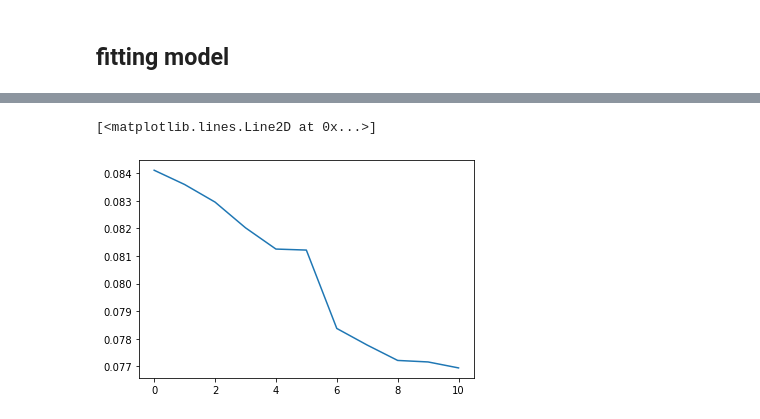
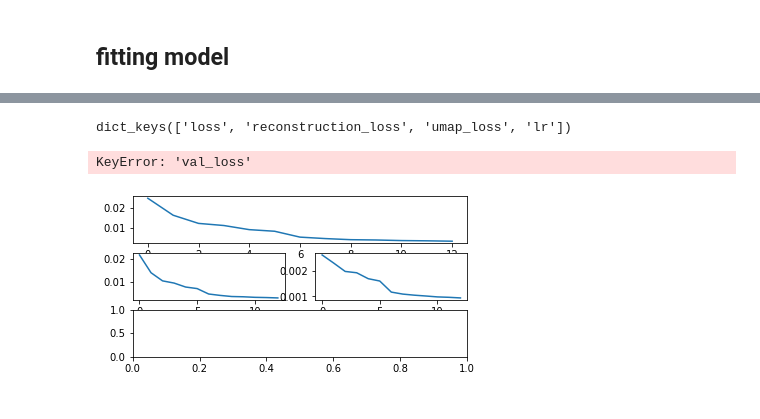
Before and after one commit to xianglinyang/DeepVisualInsight, a Jupyter notebook: DeepView/border_distance_training.ipynb, the cells around one changed output, grey strips where cells are left out. Drawn from its saved outputs; the diff is of its cells as text; code cells hidden in the pictures.

Commit message:
revise parametric umap to increase border distance preserving

```diff
--- a/DeepView/border_distance_training.ipynb
+++ b/DeepView/border_distance_training.ipynb
@@ -207,13 +321,12 @@ outputs = {}
 # inputs
 to_x = tf.keras.layers.Input(shape=dims, name="to_x")
 from_x = tf.keras.layers.Input(shape=dims, name="from_x")
-dbp_x = tf.keras.layers.Input(shape=dims, name="dbp_x")
-inputs = (to_x, from_x, dbp_x)
+weight = tf.keras.layers.Input(shape=(1, ), name="weight")
+inputs = (to_x, from_x, weight)
 
 # parametric embedding
 embedding_to = encoder(to_x)
 embedding_from = encoder(from_x)
-embedding_dbp = encoder(dbp_x)
 
 # parametric reconstruction
 embedding_to_recon = decoder(embedding_to)
@@ -225,11 +338,19 @@ embedding_to_recon = tf.keras.layers.Lambda(
 outputs["reconstruction"] = embedding_to_recon
 
 # concatenate to/from projections for loss computation
-embedding_to_from = tf.concat((embedding_to, embedding_from, embedding_dbp), axis=1)
+embedding_to_from = tf.concat((embedding_to, embedding_from, weight), axis=1)
 embedding_to_from = tf.keras.layers.Lambda(lambda x: x, name="umap")(
     embedding_to_from
 )
+
+# weights = tf.keras.layers.Lambda(lambda x: x, name="weights")(
+#     weight
+# )
+
+
 outputs["umap"] = embedding_to_from
+
+# outputs["weights"] = weights
 
 # create model
 parametric_model = tf.keras.Model(inputs=inputs, outputs=outputs,)
@@ -302,8 +427,11 @@ parametric_model.compile(
 ## fitting model
 # %%
 steps_per_epoch = int(
-    n_edges / batch_size / 5
+    n_edges / batch_size / 10
 )
+# val_steps_per_epoch = int(
+#     val_n_edges / batch_size / 5
+# )
 # %%
 # create embedding
 history = parametric_model.fit(
@@ -334,10 +465,26 @@ Epoch 00011: early stopping
 # %%
 import matplotlib.pyplot as plt
-# %%
-plt.plot(history.history['loss'])
-# %% [output]
-[<matplotlib.lines.Line2D at 0x...>]
-[figure, removed]
+# %%
+history.history.keys()
+# %% [output]
+dict_keys(['loss', 'reconstruction_loss', 'umap_loss', 'lr'])
+# %%
+plt.figure(1)
+plt.subplot(411)
+plt.plot(history.history['loss'])
+plt.subplot(423)
+plt.plot(history.history['umap_loss'])
+plt.subplot(424)
+plt.plot(history.history['reconstruction_loss'])
+plt.subplot(413)
+plt.plot(history.history['val_loss'])
+plt.subplot(427)
+plt.plot(history.history['val_umap_loss'])
+plt.subplot(428)
+plt.plot(history.history['val_reconstruction_loss'])
+# %% [output]
+KeyError: 'val_loss'
+[figure, added]
 # %%
 z = encoder.predict(train_data)
 # %%
```
Also changed, not shown: parts of 25 cells of this notebook.
